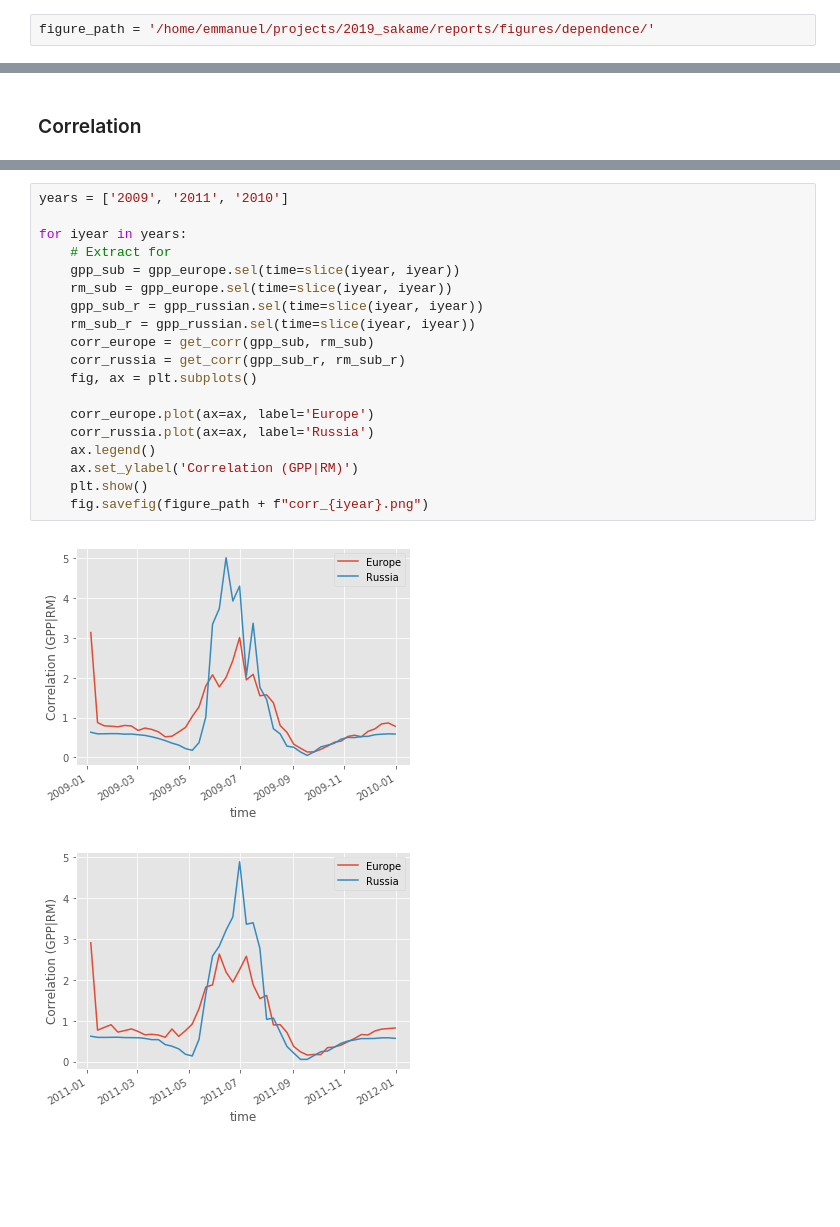
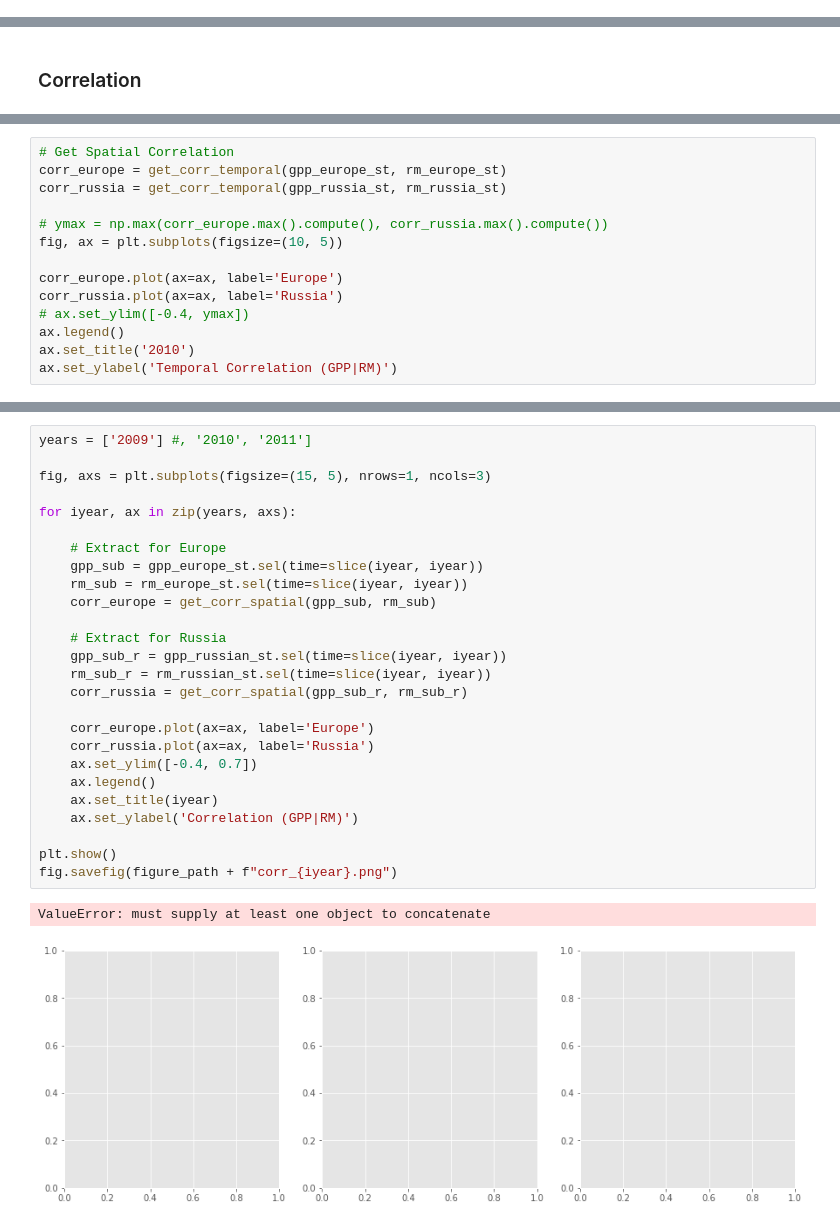
Before and after one commit to IPL-UV/sakame, a Jupyter notebook: notebooks/hsic_dependence/sakame_gpp_rm_explore-Copy1.ipynb, the cells around one changed output, grey strips where cells are left out. Saved outputs shown, nothing was run; the diff lists cells and outputs as text; blank space fills up the shorter version.

Commit message:
More plots. Need to fix experiment.

```diff
--- a/notebooks/hsic_dependence/sakame_gpp_rm_explore-Copy1.ipynb
+++ b/notebooks/hsic_dependence/sakame_gpp_rm_explore-Copy1.ipynb
@@ -55,2 +39,0 @@ t
-# %%
-figure_path = '/home/emmanuel/projects/2019_sakame/reports/figures/dependence/'
@@ -229,0 +147,14 @@ def get_corr(xr_data1, xr_data2):
+# %%
+# Get Spatial Correlation
+corr_europe = get_corr_temporal(gpp_europe_st, rm_europe_st)
+corr_russia = get_corr_temporal(gpp_russia_st, rm_russia_st)
+
+# ymax = np.max(corr_europe.max().compute(), corr_russia.max().compute())
+fig, ax = plt.subplots(figsize=(10, 5))
+
+corr_europe.plot(ax=ax, label='Europe')
+corr_russia.plot(ax=ax, label='Russia')
+# ax.set_ylim([-0.4, ymax])
+ax.legend()
+ax.set_title('2010')
+ax.set_ylabel('Temporal Correlation (GPP|RM)')
@@ -230,22 +164,29 @@ def get_corr(xr_data1, xr_data2):
 # %%
-years = ['2009', '2011', '2010']
+years = ['2009'] #, '2010', '2011']
 
-for iyear in years:
-    # Extract for
-    gpp_sub = gpp_europe.sel(time=slice(iyear, iyear))
-    rm_sub = gpp_europe.sel(time=slice(iyear, iyear))
-    gpp_sub_r = gpp_russian.sel(time=slice(iyear, iyear))
-    rm_sub_r = gpp_russian.sel(time=slice(iyear, iyear))
-    corr_europe = get_corr(gpp_sub, rm_sub)
-    corr_russia = get_corr(gpp_sub_r, rm_sub_r)
-    fig, ax = plt.subplots()
+fig, axs = plt.subplots(figsize=(15, 5), nrows=1, ncols=3)
+
+for iyear, ax in zip(years, axs):
+
+    # Extract for Europe
+    gpp_sub = gpp_europe_st.sel(time=slice(iyear, iyear))
+    rm_sub = rm_europe_st.sel(time=slice(iyear, iyear))
+    corr_europe = get_corr_spatial(gpp_sub, rm_sub)
+
+    # Extract for Russia
+    gpp_sub_r = gpp_russian_st.sel(time=slice(iyear, iyear))
+    rm_sub_r = rm_russian_st.sel(time=slice(iyear, iyear))
+    corr_russia = get_corr_spatial(gpp_sub_r, rm_sub_r)
 
     corr_europe.plot(ax=ax, label='Europe')
     corr_russia.plot(ax=ax, label='Russia')
+    ax.set_ylim([-0.4, 0.7])
     ax.legend()
+    ax.set_title(iyear)
     ax.set_ylabel('Correlation (GPP|RM)')
-    plt.show()
-    fig.savefig(figure_path + f"corr_{iyear}.png")
+
+plt.show()
+fig.savefig(figure_path + f"corr_{iyear}.png")
 # %% [output]
+ValueError: must supply at least one object to concatenate
-[figure, old version]
+[figure, new version]
-[figure, removed]
```
Also changed, not shown: parts of 36 cells of this notebook, 37 other files.
